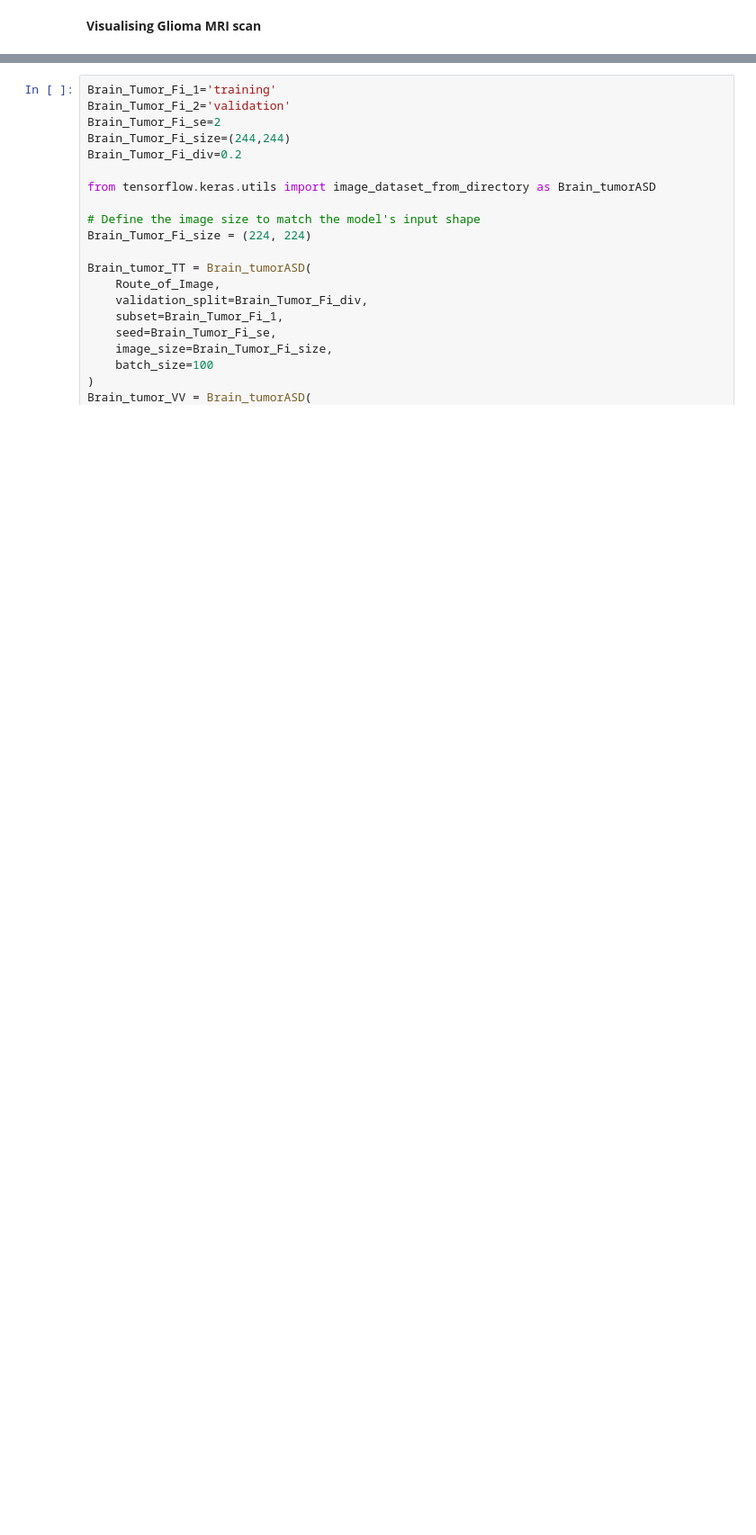
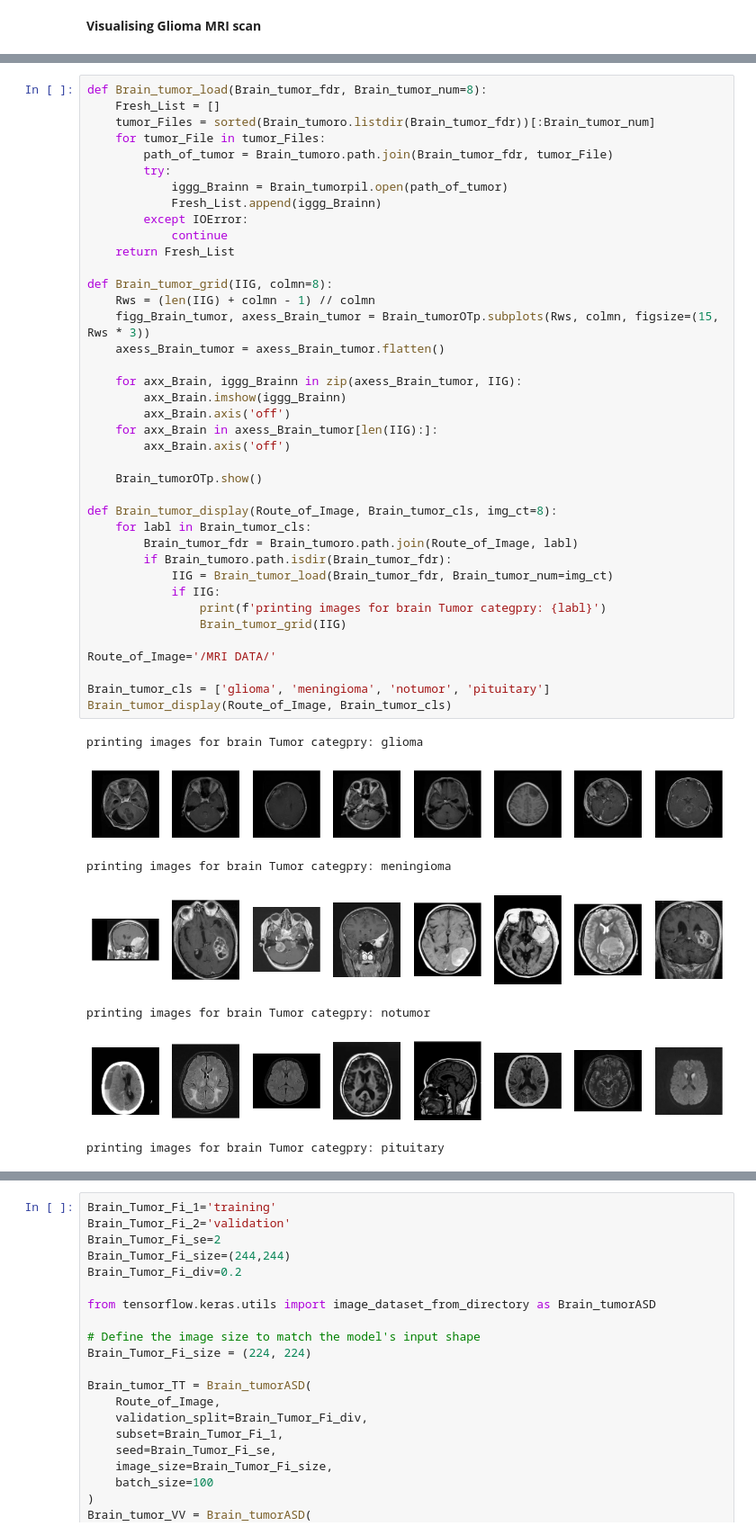
Before and after one commit to Aishwarya149/MRI-brain, a Jupyter notebook: Model 1 CNN- Layers in Brain Tumor.ipynb, the cells around one changed output, grey strips where cells are left out. Shown at 90% size. Cells and saved outputs as stored; diff of their text form; blank space fills up the shorter version.

```diff
--- a/Model 1 CNN- Layers in Brain Tumor.ipynb
+++ b/Model 1 CNN- Layers in Brain Tumor.ipynb
@@ -52,0 +169,47 @@ Brain_tumorOTp.imshow(Brain_tumorPyn.squeeze(Meningioma_Mri))
+# %%
+def Brain_tumor_load(Brain_tumor_fdr, Brain_tumor_num=8):
+    Fresh_List = []
+    tumor_Files = sorted(Brain_tumoro.listdir(Brain_tumor_fdr))[:Brain_tumor_num]
+    for tumor_File in tumor_Files:
+        path_of_tumor = Brain_tumoro.path.join(Brain_tumor_fdr, tumor_File)
+        try:
+            iggg_Brainn = Brain_tumorpil.open(path_of_tumor)
+            Fresh_List.append(iggg_Brainn)
+        except IOError:
+            continue
+    return Fresh_List
+
+def Brain_tumor_grid(IIG, colmn=8):
+    Rws = (len(IIG) + colmn - 1) // colmn
+    figg_Brain_tumor, axess_Brain_tumor = Brain_tumorOTp.subplots(Rws, colmn, figsize=(15, Rws * 3))
+    axess_Brain_tumor = axess_Brain_tumor.flatten()
+
+    for axx_Brain, iggg_Brainn in zip(axess_Brain_tumor, IIG):
+        axx_Brain.imshow(iggg_Brainn)
+        axx_Brain.axis('off')
+    for axx_Brain in axess_Brain_tumor[len(IIG):]:
+        axx_Brain.axis('off')
+
+    Brain_tumorOTp.show()
+
+def Brain_tumor_display(Route_of_Image, Brain_tumor_cls, img_ct=8):
+    for labl in Brain_tumor_cls:
+        Brain_tumor_fdr = Brain_tumoro.path.join(Route_of_Image, labl)
+        if Brain_tumoro.path.isdir(Brain_tumor_fdr):
+            IIG = Brain_tumor_load(Brain_tumor_fdr, Brain_tumor_num=img_ct)
+            if IIG:
+                print(f'printing images for brain Tumor categpry: {labl}')
+                Brain_tumor_grid(IIG)
+
+Route_of_Image='/MRI DATA/'
+
+Brain_tumor_cls = ['glioma', 'meningioma', 'notumor', 'pituitary']
+Brain_tumor_display(Route_of_Image, Brain_tumor_cls)
+# %% [output]
+printing images for brain Tumor categpry: glioma
+[figure, added]
+printing images for brain Tumor categpry: meningioma
+[figure, added]
+printing images for brain Tumor categpry: notumor
+[figure, added]
+printing images for brain Tumor categpry: pituitary
```
Also changed, not shown: parts of 32 cells of this notebook, 6 other files.
